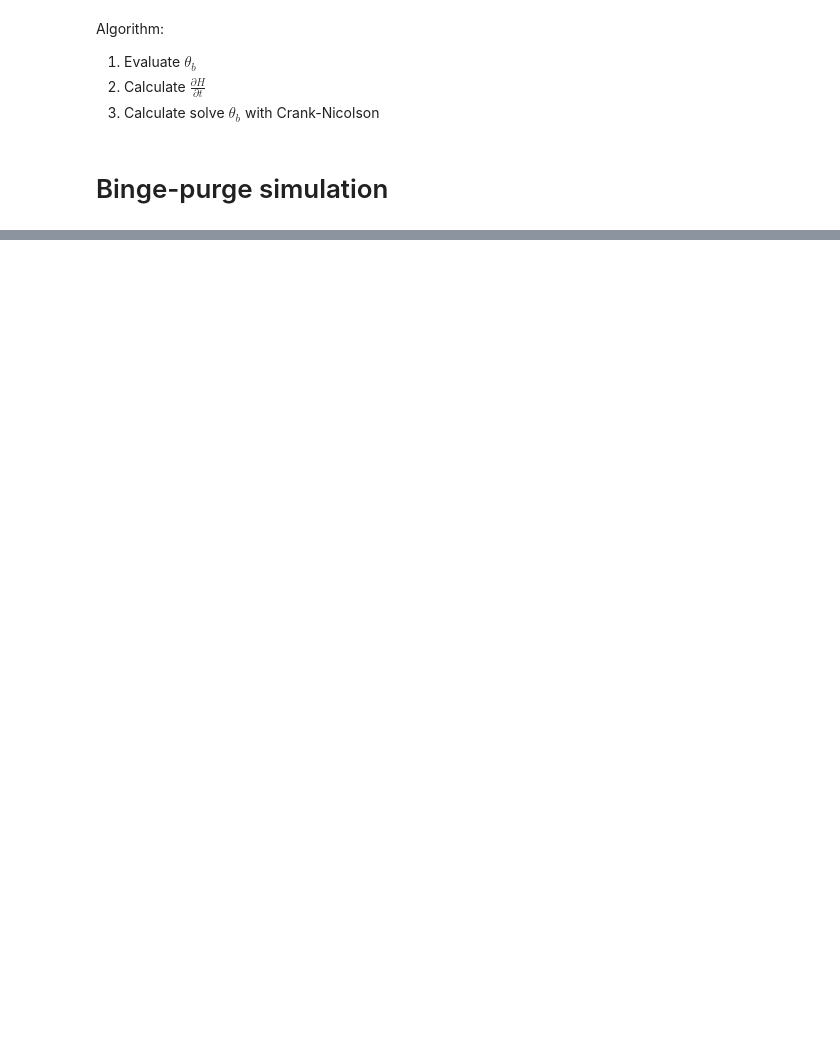
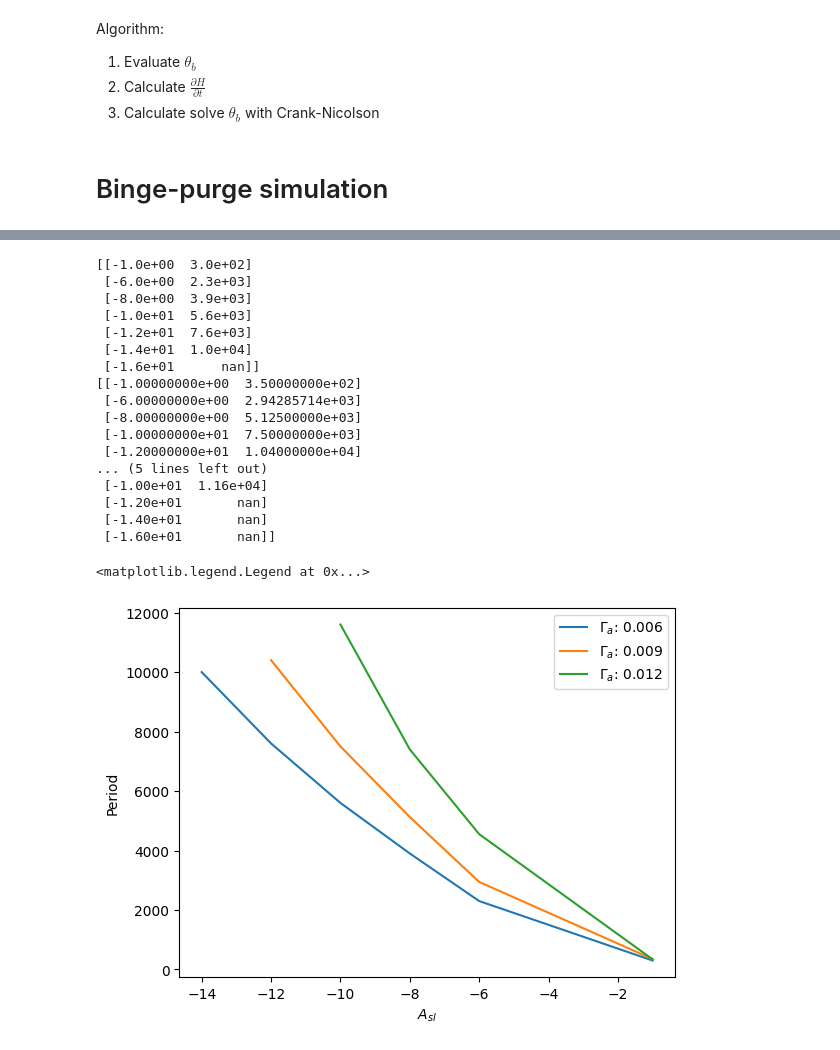
Before and after one commit to Bjartensen/binge_purge_eacp, a Jupyter notebook: project.ipynb, the cells around one changed output, grey strips where cells are left out. Cells and saved outputs as stored; diff of their text form; code cells hidden in the pictures; blank space fills up the shorter version.

```diff
--- a/project.ipynb
+++ b/project.ipynb
@@ -768,0 +838,31 @@ Went through the other groups solution and found every difference.
+# %%
+def lapse_rate_test(_lapse_rates, _sea_level_temp):
+    _test = dict()
+    for g in lapse_rates:
+        _lapse_test = []
+        for t in sea_level_temp:
+            print(t,g)
+            _T0 = -10
+            _grid_size = 100
+            _time_step = 100*YR
+            _years = 30E3*YR
+            _max_iterations = int(_years/_time_step)
+            _sim = Simulation(_T0, _grid_size, _time_step, _max_iterations, theta_sl = t, gamma_a = g)
+            #_sim.set_downward_correction(False)
+            _sim.run_simulation()
+            #_sim.plot_basal_temp(16,28,-12,2)
+            _period, _binge_duration, _purge_duration = _sim.get_period_info()
+            _lapse_test.append([t,_period])
+        _test[g] = np.array(_lapse_test)
+    return _test
+
+
+
+
+
+lapse_rates = [6E-3, 9E-3, 12E-3]
+#lapse_rates = [6E-3, 9E-3]
+sea_level_temp = [-1,-6, -8, -10, -12, -14, -16] #np.linspace(2,-16,9)
+#sea_level_temp = [-1]
+
+lapse_test = lapse_rate_test(lapse_rates, sea_level_temp)
@@ -768,0 +911,28 @@ Went through the other groups solution and found every difference.
+# %%
+for g in lapse_test:
+    print(lapse_test[g])
+    plt.plot(lapse_test[g][:,0], lapse_test[g][:,1], label="$\\Gamma_a$: "+str(g))
+    plt.xlabel("$A_{sl}$")
+    plt.ylabel("Period")
+    plt.savefig("lapse.png", bbox_inches="tight")
+plt.legend()
+# %% [output]
+[[-1.0e+00  3.0e+02]
+ [-6.0e+00  2.3e+03]
+ [-8.0e+00  3.9e+03]
+ [-1.0e+01  5.6e+03]
+ [-1.2e+01  7.6e+03]
+ [-1.4e+01  1.0e+04]
+ [-1.6e+01      nan]]
+[[-1.00000000e+00  3.50000000e+02]
+ [-6.00000000e+00  2.94285714e+03]
+ [-8.00000000e+00  5.12500000e+03]
+ [-1.00000000e+01  7.50000000e+03]
+ [-1.20000000e+01  1.04000000e+04]
+... (5 lines left out)
+ [-1.00e+01  1.16e+04]
+ [-1.20e+01       nan]
+ [-1.40e+01       nan]
+ [-1.60e+01       nan]]
+<matplotlib.legend.Legend at 0x...>
+[figure, added]
```
Also changed, not shown: parts of 15 cells of this notebook, 3 other files.
